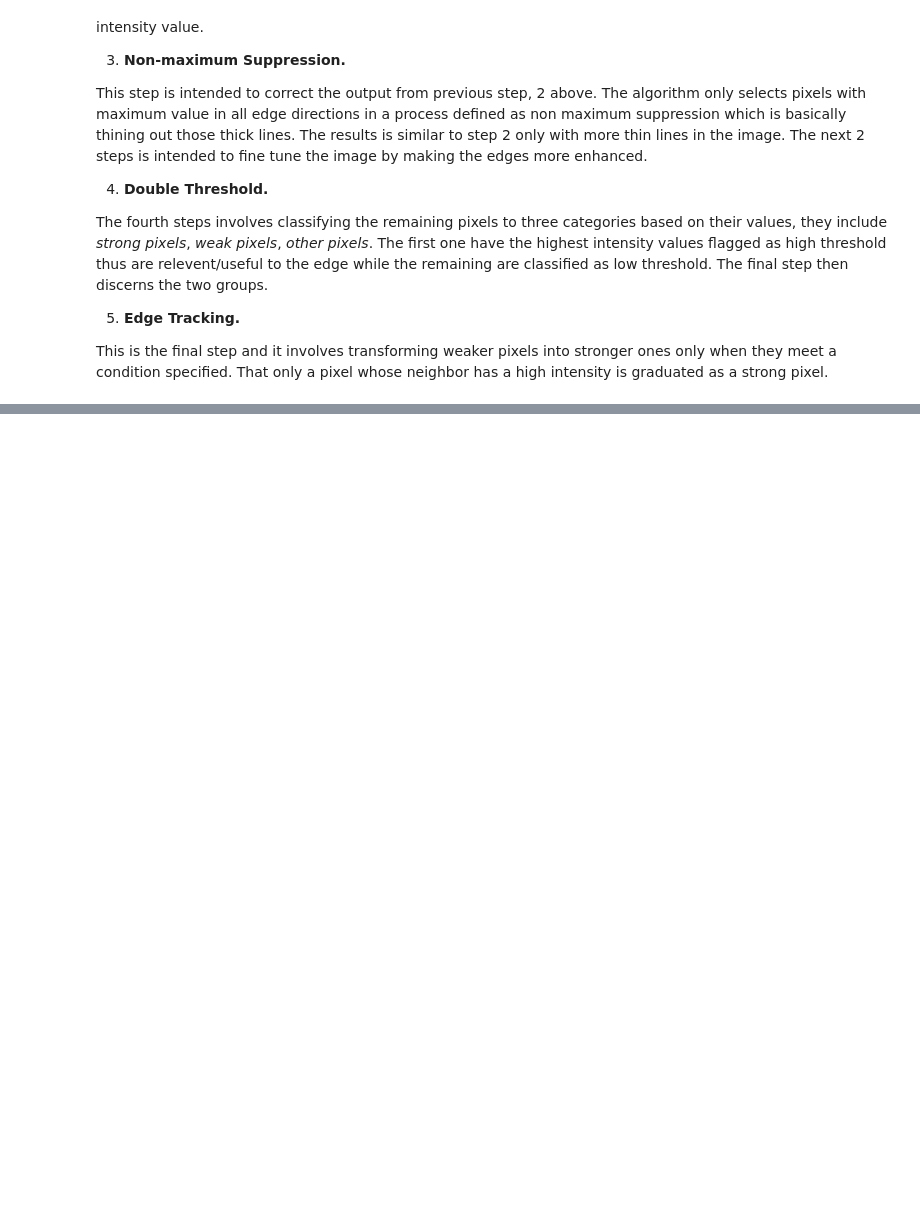
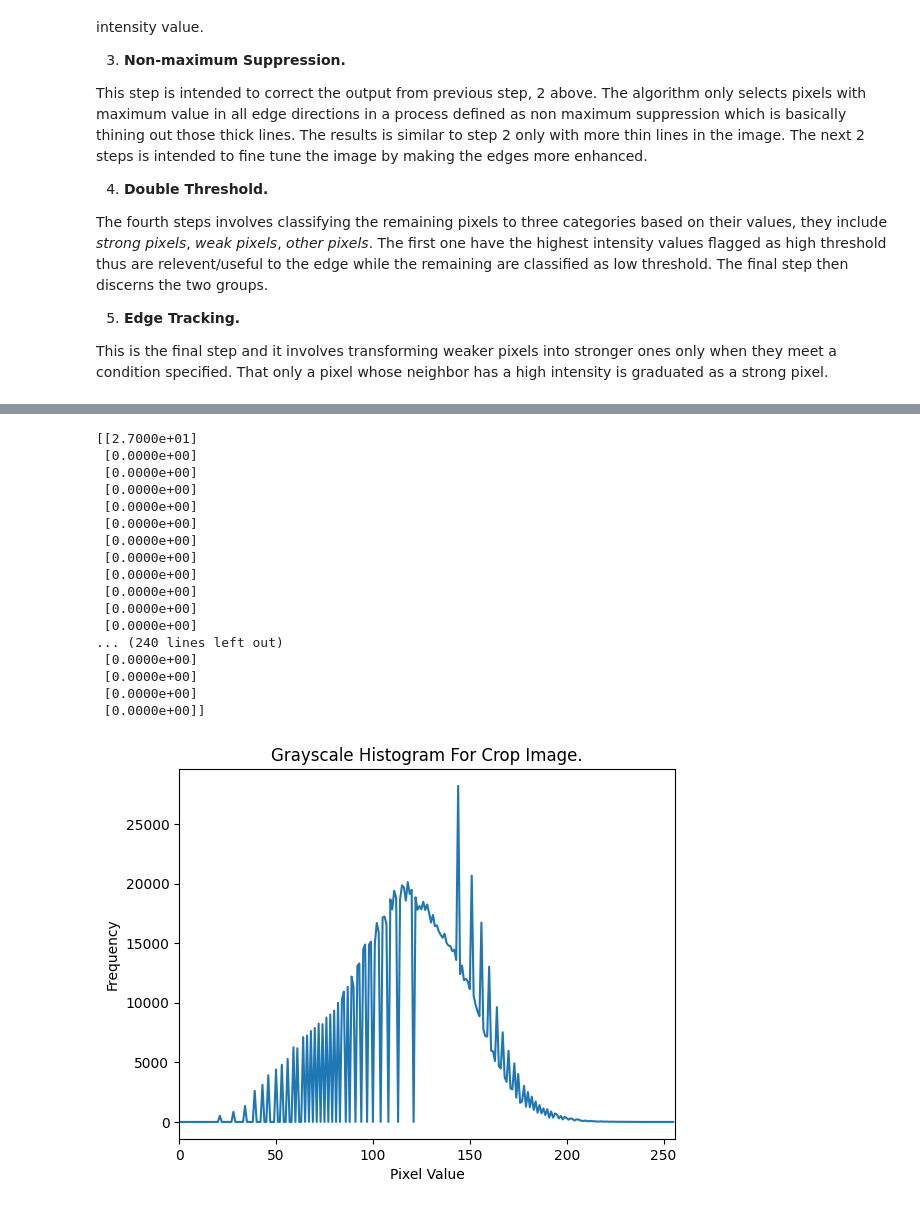
Before and after one commit to kechcole/Machine-Learning, a Jupyter notebook: Notebooks/Image_Processing/1.Introduction_to_opencv.ipynb, the cells around one changed output, grey strips where cells are left out. Saved outputs shown, nothing was run; the diff lists cells and outputs as text; code cells hidden in the pictures; blank space fills up the shorter version.

```diff
--- a/Notebooks/Image_Processing/1.Introduction_to_opencv.ipynb
+++ b/Notebooks/Image_Processing/1.Introduction_to_opencv.ipynb
@@ -350,0 +403,42 @@ wind(edges)
+# %%
+# 7.2 Extract image histogram to depict intensity of pixels
+
+# Load the image in grey scale
+crop = cv2.imread("Img_analysis/cropland.png", cv2.IMREAD_GRAYSCALE)
+
+# Calculate the histogram
+hist = cv2.calcHist([crop],       # Image
+                    [0],          # Index of grey band
+                    None,          # No masking , find for whole image
+                    [256],        # bin count
+                    [0, 256]      # pixel range
+                    )
+print(hist)
+
+# Plot the histogram
+plt.figure()
+plt.title("Grayscale Histogram For Crop Image.")
+plt.xlabel("Pixel Value")
+plt.ylabel("Frequency")
+plt.plot(hist)
+plt.xlim([0, 256])
+plt.show()
+# %% [output]
+[[2.7000e+01]
+ [0.0000e+00]
+ [0.0000e+00]
+ [0.0000e+00]
+ [0.0000e+00]
+ [0.0000e+00]
+ [0.0000e+00]
+ [0.0000e+00]
+ [0.0000e+00]
+ [0.0000e+00]
+ [0.0000e+00]
+ [0.0000e+00]
+... (240 lines left out)
+ [0.0000e+00]
+ [0.0000e+00]
+ [0.0000e+00]
+ [0.0000e+00]]
+[figure, added]
```
Also changed, not shown: parts of 15 cells of this notebook, 6 other files.
